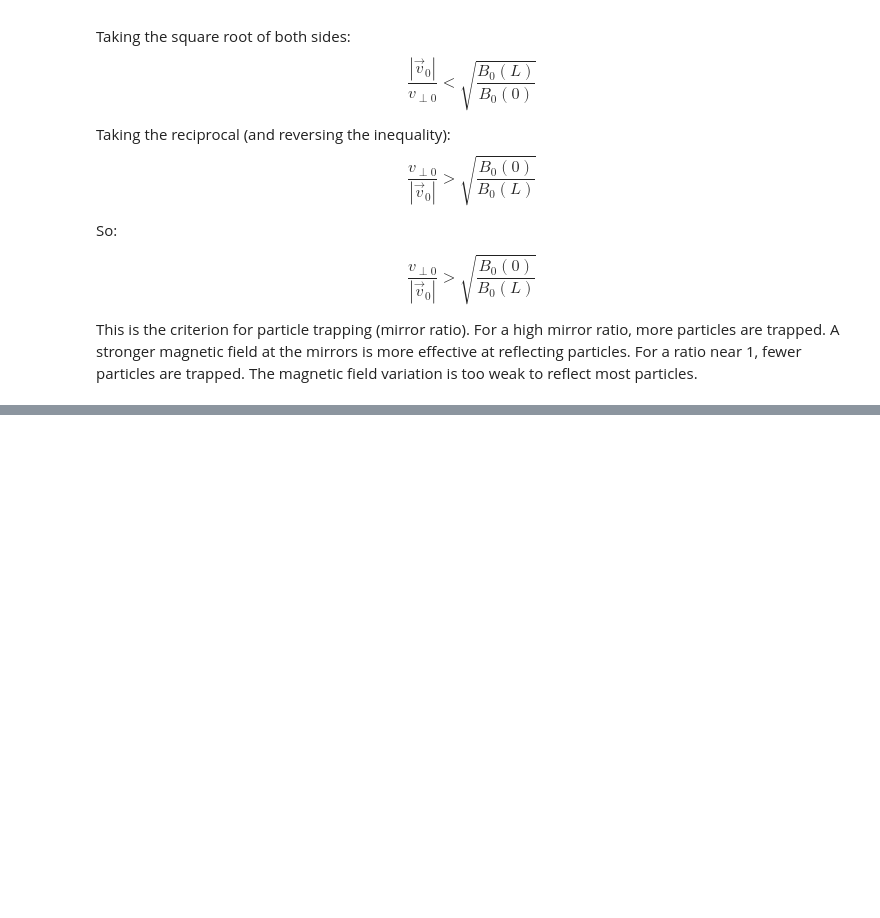
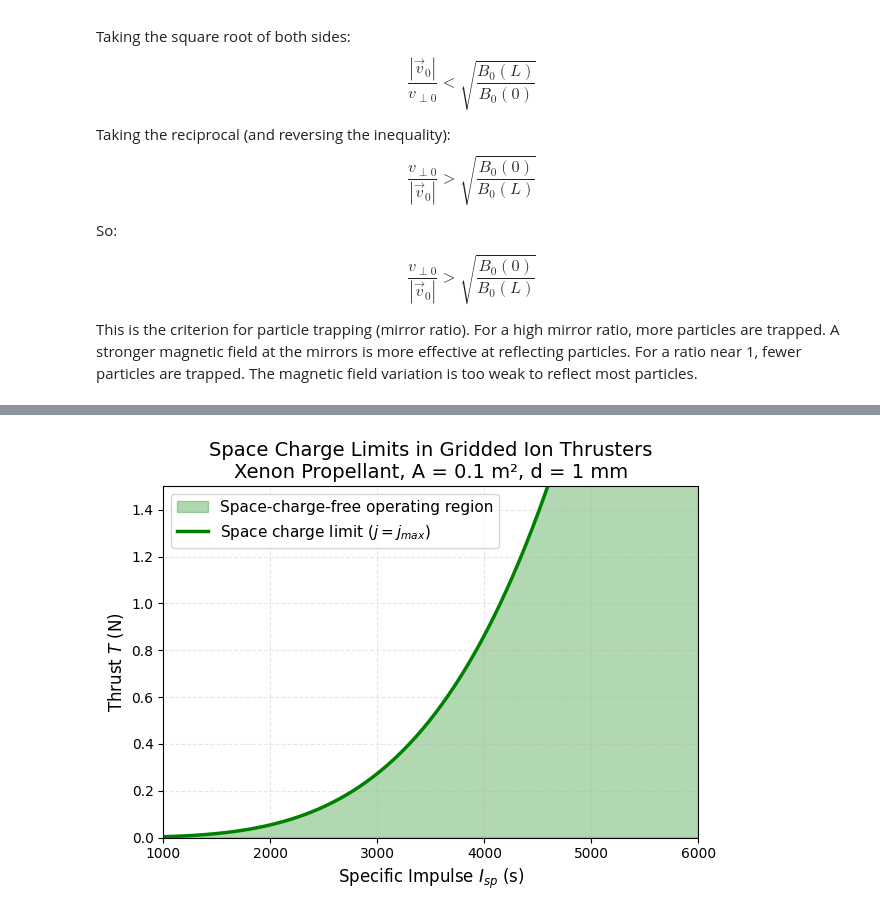
Before and after one commit to JayChen35/sugs, a Jupyter notebook: 536_electric_prop/hw_4.ipynb, the cells around one changed output, grey strips where cells are left out. Cells and saved outputs as stored; diff of their text form; code cells hidden in the pictures; blank space fills up the shorter version.

```diff
--- a/536_electric_prop/hw_4.ipynb
+++ b/536_electric_prop/hw_4.ipynb
@@ -372,0 +393,10 @@ This is the criterion for particle trapping (mirror ratio). For a high mirror ra
+# %%
+epsilon_0 = 8.854e-12  # Permittivity of free space (F/m)
+q = 1.602e-19          # Elementary charge (C)
+g = 9.81               # Standard gravity (m/s²)
+M_Xe = 2.18e-25        # Xenon mass (kg)
+M_H2 = 3.35e-27        # Hydrogen mass (kg)
+eta = 0.8              # Efficiency
+A = 0.1                # Thruster area (m²)
+d = 0.001              # Grid spacing (m)
+P_input = 2300         # Input power (W)
@@ -372,0 +430,33 @@ This is the criterion for particle trapping (mirror ratio). For a high mirror ra
+# %%
+I_sp_range = np.linspace(1000, 6000, 500)
+
+def calc_T_max_space_charge(I_sp, M, A, d):
+    T_max = (2 * epsilon_0 * A * M**2 * g**4 / (9 * q**2 * d**2)) * I_sp**4
+    return T_max
+
+T_max_Xe = calc_T_max_space_charge(I_sp_range, M_Xe, A, d)
+plt.figure()
+
+# Fill the space-charge-free region (below the limit)
+plt.fill_between(I_sp_range, 0, T_max_Xe,
+                 alpha=0.3, color='green',
+                 label='Space-charge-free operating region')
+
+# Plot the space charge limit boundary
+plt.plot(I_sp_range, T_max_Xe, 'g-', linewidth=2.5,
+         label='Space charge limit ($j = j_{max}$)')
+
+# Labels and formatting
+plt.xlabel('Specific Impulse $I_{sp}$ (s)', fontsize=12)
+plt.ylabel('Thrust $T$ (N)', fontsize=12)
+plt.title('Space Charge Limits in Gridded Ion Thrusters\n' +
+          'Xenon Propellant, A = 0.1 m², d = 1 mm', fontsize=14)
+plt.xlim(1000, 6000)
+plt.ylim(0, 1.5)
+plt.grid(True, alpha=0.3, linestyle='--')
+plt.legend(fontsize=11, loc='upper left')
+
+plt.tight_layout()
+plt.show()
+# %% [output]
+[figure, added]
```
Also changed, not shown: parts of 10 cells of this notebook, 1 other file.
